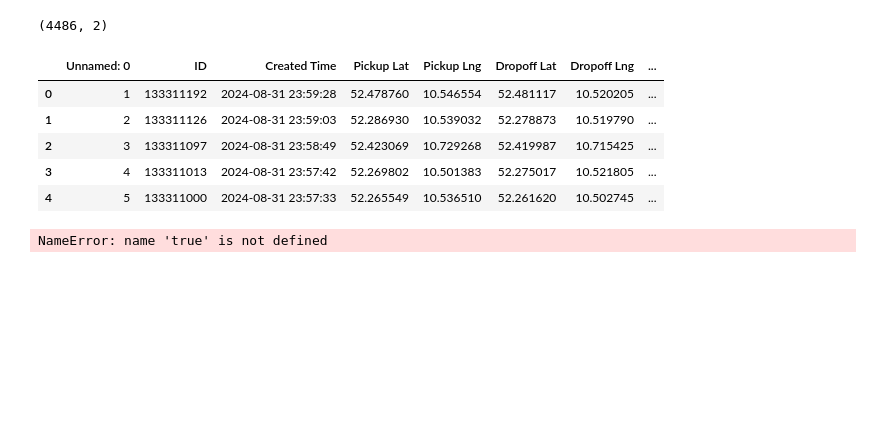
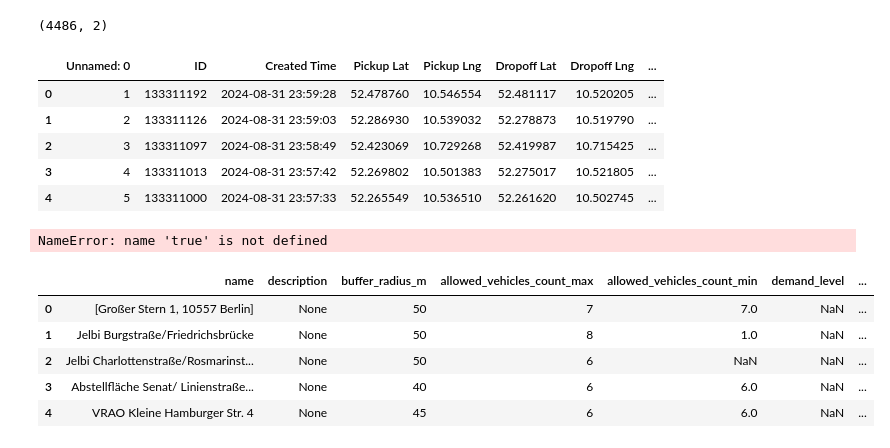
Before and after one commit to user-name11/deployment, a Jupyter notebook: deployment_nb.ipynb, the cells around one changed output. Saved outputs shown, nothing was run; the diff lists cells and outputs as text; code cells hidden in the pictures; blank space fills up the shorter version.

```diff
--- a/deployment_nb.ipynb
+++ b/deployment_nb.ipynb
@@ -194,0 +201,9 @@ NameError: name 'true' is not defined
+# %%
+dpz_gdf.head()
+# %% [output]
+|  | name | description | buffer_radius_m | allowed_vehicles_count_max | allowed_vehicles_count_min | demand_level | ... |
+| 0 | [Großer Stern 1, 10557 Berlin] | None | 50 | 7 | 7.0 | NaN | ... |
+| 1 | Jelbi Burgstraße/Friedrichsbrücke | None | 50 | 8 | 1.0 | NaN | ... |
+| 2 | Jelbi Charlottenstraße/Rosmarinst... | None | 50 | 6 | NaN | NaN | ... |
+| 3 | Abstellfläche Senat/ Linienstraße... | None | 40 | 6 | 6.0 | NaN | ... |
+| 4 | VRAO Kleine Hamburger Str. 4 | None | 45 | 6 | 6.0 | NaN | ... |
```
Also changed, not shown: parts of 7 cells of this notebook, 1 other file.
